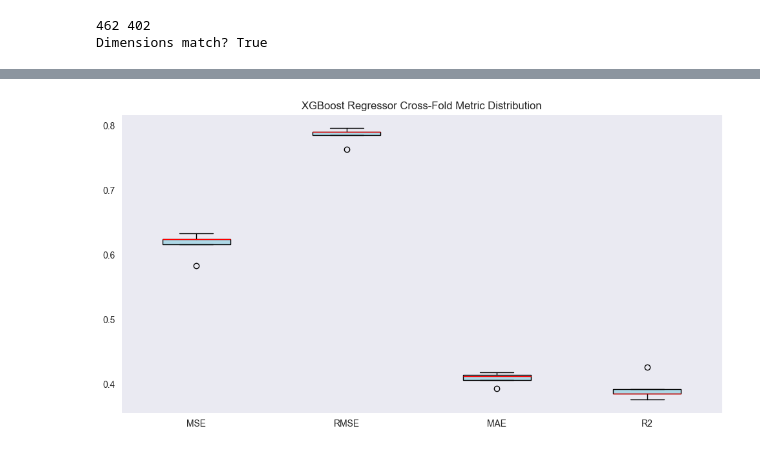
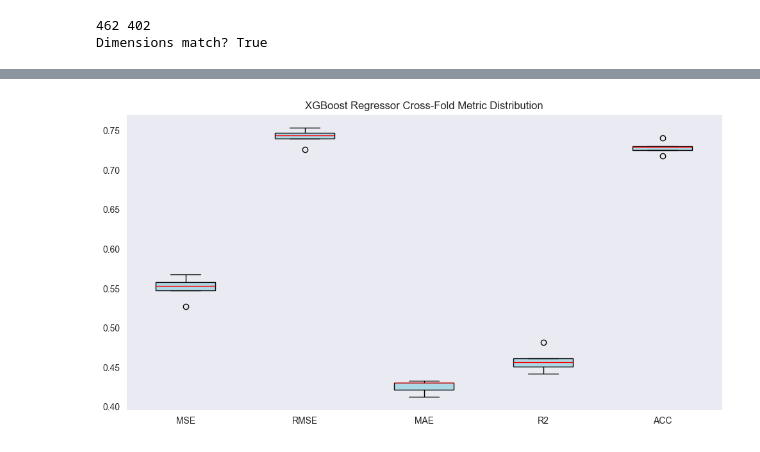
Before and after one commit to KSler/phi_prediction, a Jupyter notebook: LLM pred/llm-pred-ordinal.ipynb, the cells around one changed output, grey strips where cells are left out. Drawn from its saved outputs; the diff is of its cells as text; code cells hidden in the pictures.

```diff
--- a/LLM pred/llm-pred-ordinal.ipynb
+++ b/LLM pred/llm-pred-ordinal.ipynb
@@ -128,9 +133,9 @@ Dimensions match? True
 # %%
 # Tune hyperparameters on the entire dataset
 param_grid = {
-    'n_estimators': [200],                # Number of trees in the forest
-    'max_depth': [15, 20],                # Max depth of each tree
-    'min_samples_leaf': [8, 10],                  # Minimum samples required at each leaf node
+    'n_estimators': [100, 150],      # Number of trees in the forest
+    'max_depth': [12, 10],           # Max depth of each tree
+    'min_samples_leaf': [8, 10],     # Minimum samples required at each leaf node
 }
 
 base_model = RandomForestRegressor(random_state=42)
@@ -144,7 +149,7 @@ Best Hyperparameters: {'max_depth': 15, 'min_samples_leaf': 10, 'n_estimators':
 # %%
 # Stratify on binned labels
+best_params = {'max_depth': 12, 'min_samples_leaf': 10, 'n_estimators': 150}
 
-best_params = {'max_depth': 15, 'min_samples_leaf': 10, 'n_estimators': 200}
 labels = np.asarray(labels)
 features_esm2 = np.asarray(features_esm2)
 binner = KBinsDiscretizer(n_bins=5, encode='ordinal', strategy='uniform')
@@ -343,9 +351,9 @@ for i, (train_idx, test_idx) in enumerate(kf.split(features_esm2, labels)):
 
 # Define hyperparameter grid
 param_grid = {
-    'n_estimators': [200, 250],              # Number of boosting rounds
-    'max_depth': [10, 15],                       # Max depth of trees
-    'learning_rate': [0.3],            # Step size shrinkage
+    'n_estimators': [100, 120],              # Number of boosting rounds
+    'max_depth': [8, 10],                       # Max depth of trees
+    'learning_rate': [0.3, 0.1],            # Step size shrinkage
 }
 
 
@@ -355,7 +363,7 @@ grid_search = GridSearchCV(
     estimator=xgb_model,
     param_grid=param_grid,
     cv=3,
-    n_jobs=-1,
+    n_jobs=7,
     scoring='neg_mean_squared_error'
 )
 grid_search.fit(features_esm2, labels)
@@ -428,17 +419,20 @@ for train_index, test_index in kf.split(features_esm2, stratify_labels):
 
 pbar.close()
 # %%
-metric_names = ["MSE", "RMSE", "MAE", "R2"]
 
-results_df = pd.DataFrame(results_all, columns=metric_names)
+
+metric_names = ["MSE", "RMSE", "MAE", "R2", "ACC"]
+
+results_array = np.array(results_all)
+results_df = pd.DataFrame(results_array, columns=metric_names)
 results_df.index = [f"Fold {i+1}" for i in range(len(results_all))]
 
-print("=== Fold-wise Metrics ===")
-display(results_df)
+print("=== Fold-wise Performance ===")
+print(results_df.to_string())
 
 print("\n=== Mean ===")
-display(results_df.mean())
+print(results_df.mean().to_string())
 
 print("\n=== Std Dev ===")
-display(results_df.std())
+print(results_df.std().to_string())
 # %% [output]
@@ -483,16 +475,16 @@ plt.show()
 # %%
 
 # Boxplot
 plt.figure(figsize=(12, 6))
-plt.boxplot(results_df.values, labels=metric_names, patch_artist=True,
+plt.boxplot(results_df.values, tick_labels=metric_names, patch_artist=True,
             boxprops=dict(facecolor='lightblue', color='black'),
             medianprops=dict(color='red'),
             whiskerprops=dict(color='black'))
 plt.title("XGBoost Regressor Cross-Fold Metric Distribution")
 plt.grid()
 plt.show()
 # %% [output]
-[figure, old version]
+[figure, new version]
 # %%
 
 # Step 1: Sum all confusion matrices
```
Also changed, not shown: parts of 15 cells of this notebook, 2 other files.
